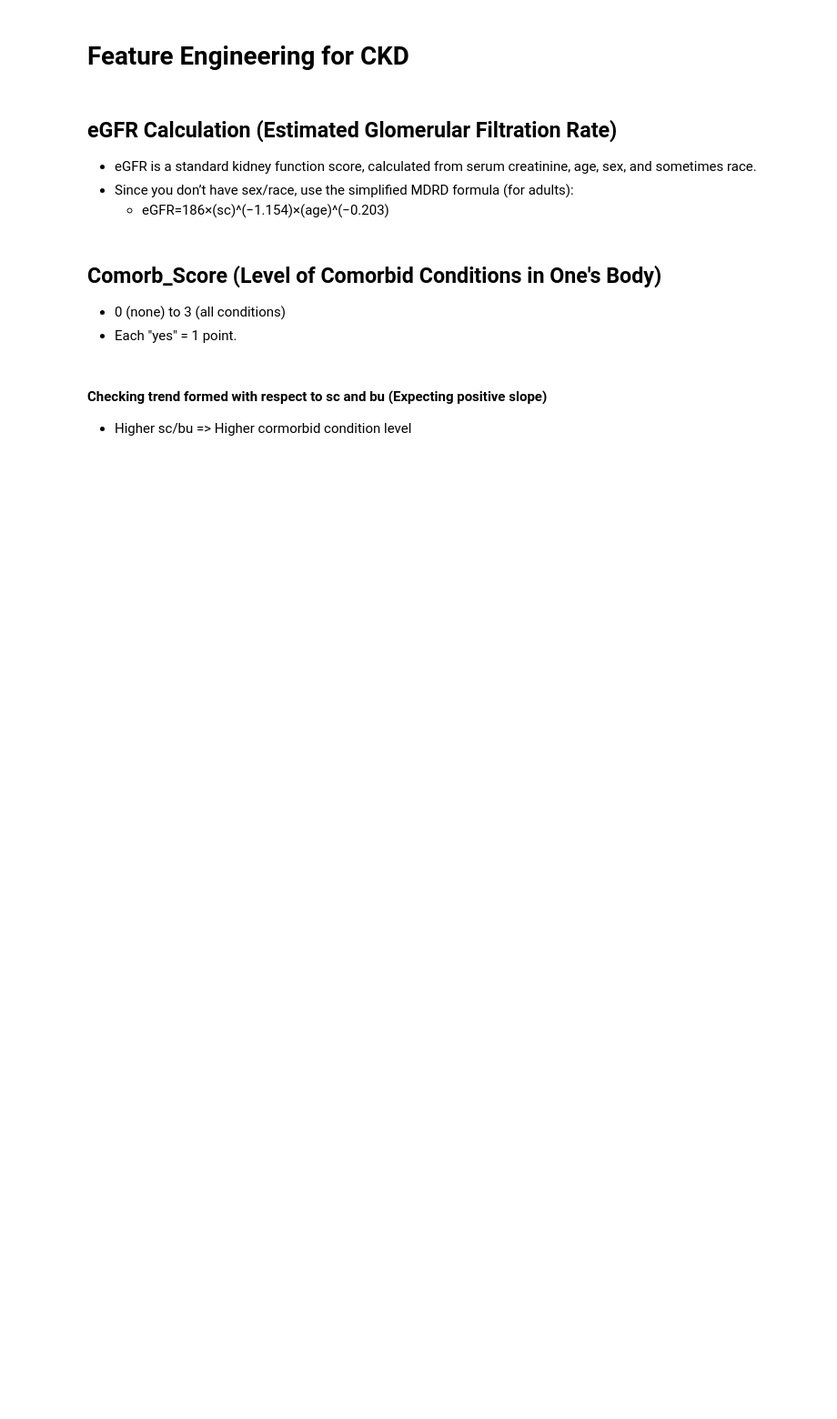
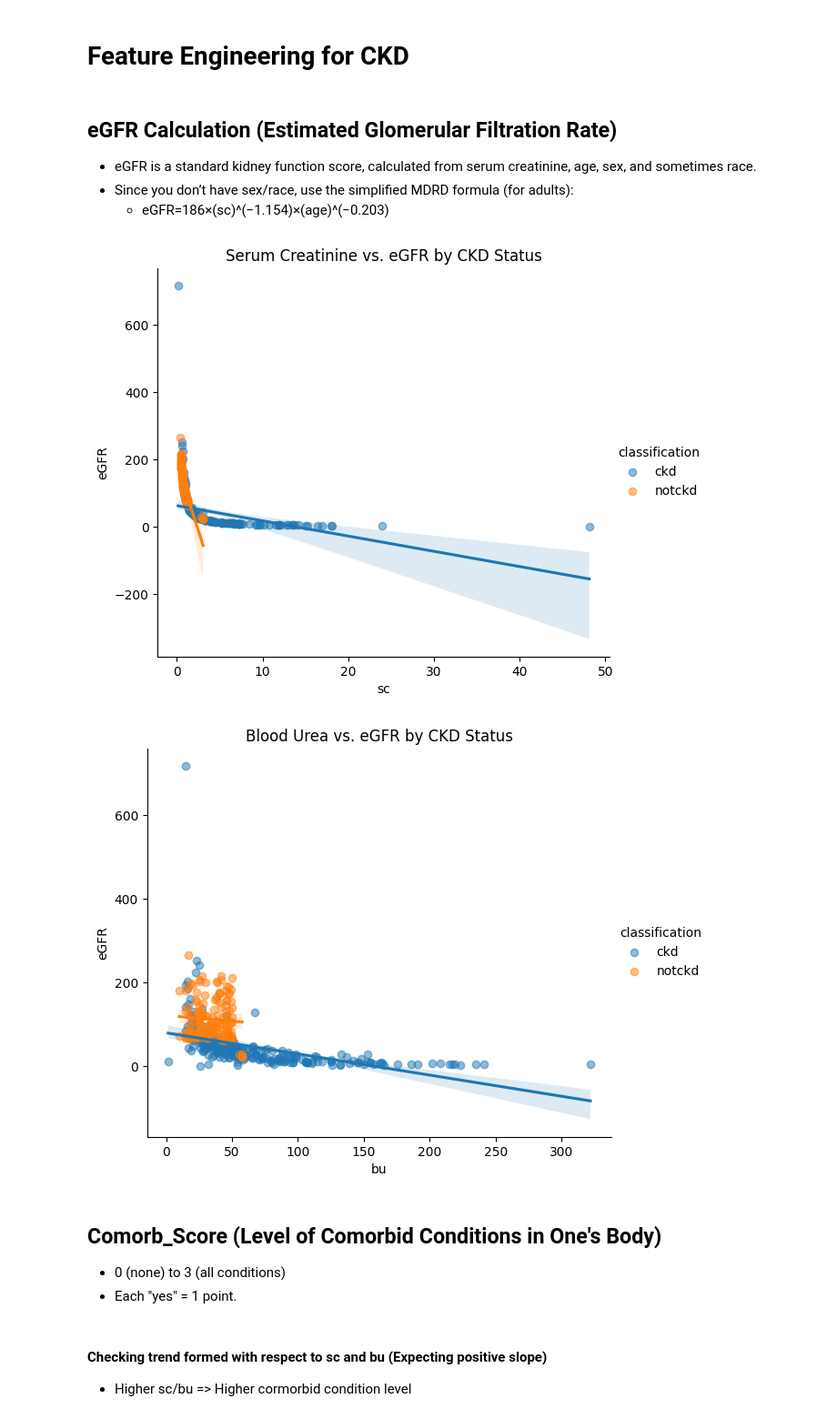
Before and after one commit to CherishVasant/Chronic-Kidney-Disease-Prediction, a Jupyter notebook: CKD-XAI/3_FeatureEngineering.ipynb, the cells around one changed output. Shown at 91% size. Cells and saved outputs as stored; diff of their text form; code cells hidden in the pictures; blank space fills up the shorter version.

```diff
--- a/CKD-XAI/3_FeatureEngineering.ipynb
+++ b/CKD-XAI/3_FeatureEngineering.ipynb
@@ -6,3 +6,6 @@ import seaborn as sns
 from sklearn.model_selection import train_test_split
 from sklearn.preprocessing import StandardScaler,LabelEncoder
 from scipy.stats import zscore
+# %%
+df = pd.read_csv('Dataset/df_clean.csv')
+df.head()
@@ -9,3 +20,7 @@ from scipy.stats import zscore
+# %%
+# Converting Object to Category
+for col in df.select_dtypes(include='object').columns:
+    df[col] = df[col].astype('category')
 # %% [markdown]
 # Feature Engineering for CKD
 # %% [markdown]
@@ -14,15 +29,18 @@ from scipy.stats import zscore
 - Since you don’t have sex/race, use the simplified MDRD formula (for adults):
     - eGFR=186×(sc)^(−1.154)×(age)^(−0.203)
 # %%
-df_clean['eGFR'] = 186 * (df_clean['sc'].clip(lower=0.01))**(-1.154) * (df_clean['age'].clip(lower=1))**(-0.203)
+df['eGFR'] = 186 * (df['sc'].clip(lower=0.01))**(-1.154) * (df['age'].clip(lower=1))**(-0.203)
 # %%
-sns.lmplot(x='sc', y='eGFR', hue='classification', data=df_clean, aspect=1.2, height=5, scatter_kws={'alpha':0.5})
+sns.lmplot(x='sc', y='eGFR', hue='classification', data=df, aspect=1.2, height=5, scatter_kws={'alpha':0.5})
 plt.title('Serum Creatinine vs. eGFR by CKD Status')
 plt.show()
 
-sns.lmplot(x='bu', y='eGFR', hue='classification', data=df_clean, aspect=1.2, height=5, scatter_kws={'alpha':0.5})
+sns.lmplot(x='bu', y='eGFR', hue='classification', data=df, aspect=1.2, height=5, scatter_kws={'alpha':0.5})
 plt.title('Blood Urea vs. eGFR by CKD Status')
 plt.show()
+# %% [output]
+[figure, added]
+[figure, added]
 # %% [markdown]
 ## Comorb_Score (Level of Comorbid Conditions in One's Body)
 - 0 (none) to 3 (all conditions)
```
Also changed, not shown: parts of 14 cells of this notebook, 14 other files.
